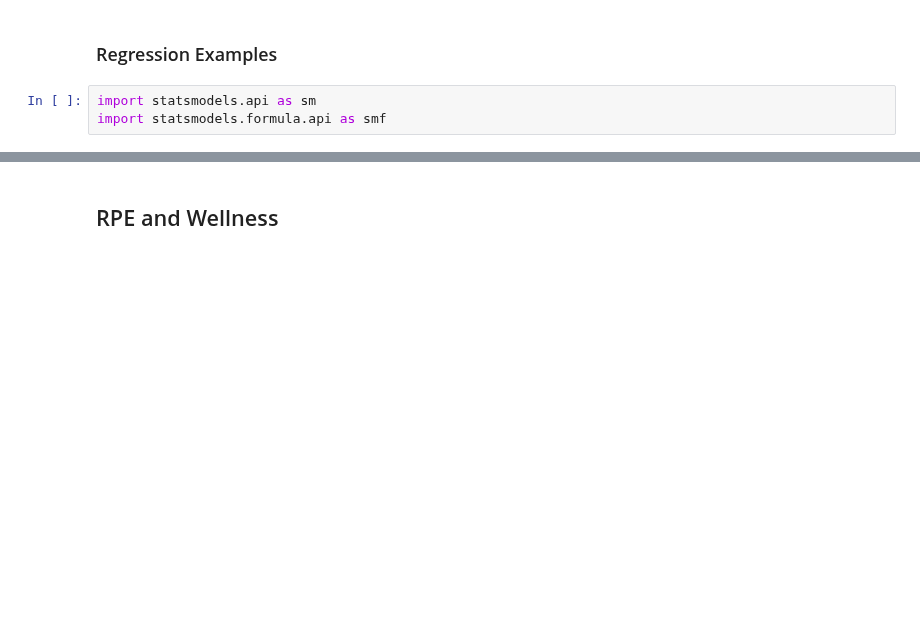
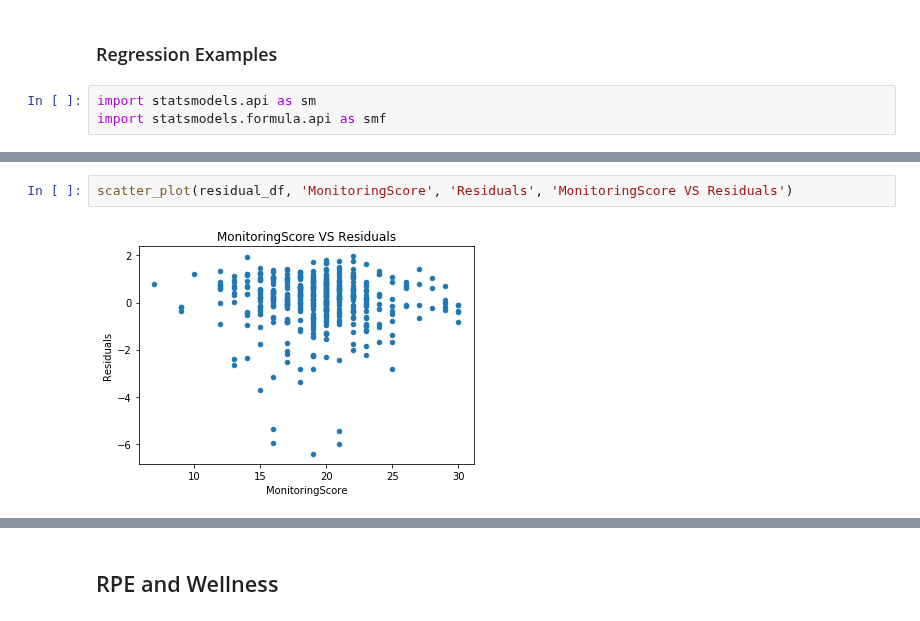
Before and after one commit to JoeRoussy/sta2453-project-1, a Jupyter notebook: fill_in_missing_rpe_data.ipynb, the cells around one changed output, grey strips where cells are left out. Drawn from its saved outputs; the diff is of its cells as text; blank space fills up the shorter version.

```diff
--- a/fill_in_missing_rpe_data.ipynb
+++ b/fill_in_missing_rpe_data.ipynb
@@ -327,0 +354,4 @@ Centered skew:                -2.3717   Centered kurtosis:             10.8225
+# %%
+scatter_plot(residual_df, 'MonitoringScore', 'Residuals', 'MonitoringScore VS Residuals')
+# %% [output]
+[figure, added]
```
Also changed, not shown: parts of 42 cells of this notebook, 1 other file.
